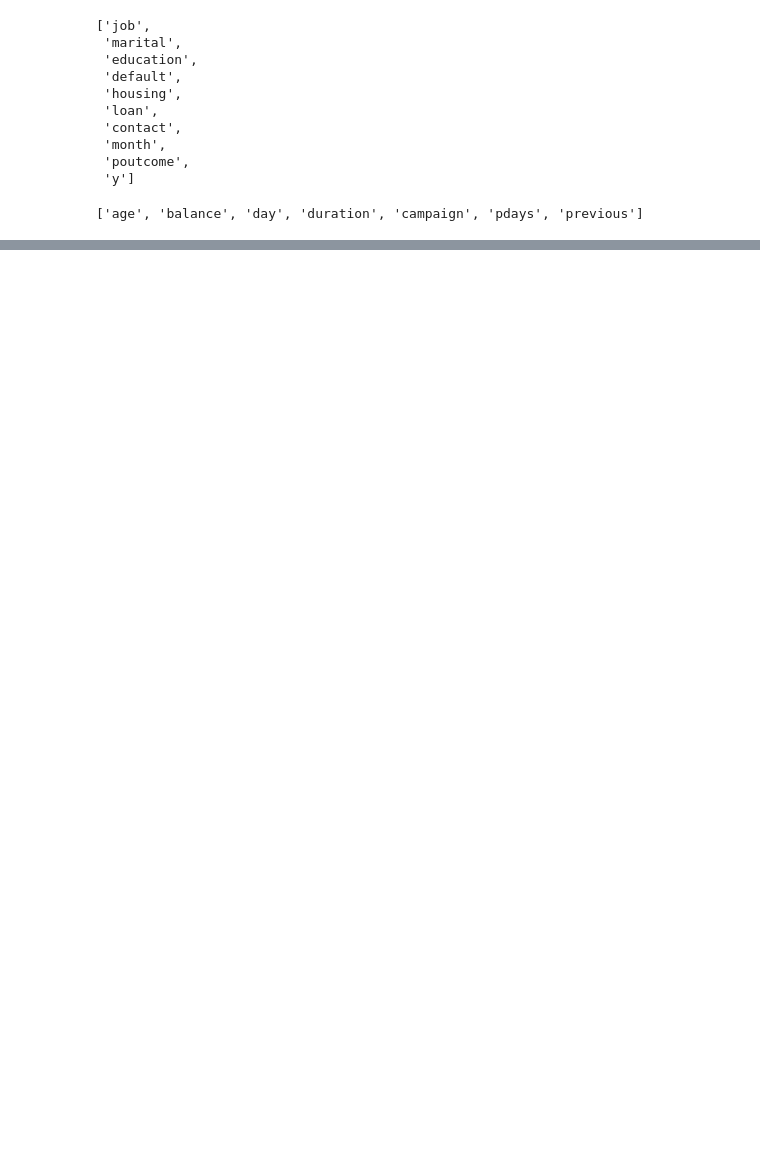
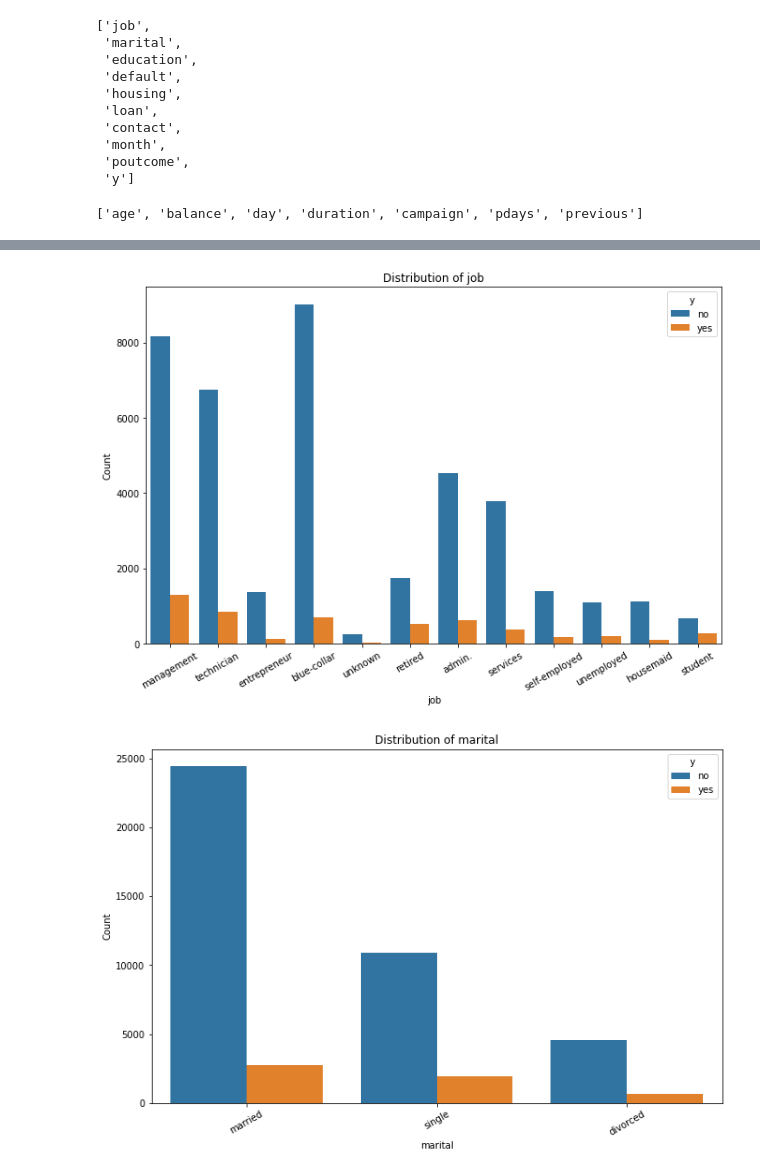
Before and after one commit to dongrepranali/Bank-Marketing-Effectiveness-Prediction, a Jupyter notebook: Bank_Marketing_Effectiveness_Prediction_Capstone_Project.ipynb, the cells around one changed output, grey strips where cells are left out. Drawn from its saved outputs; the diff is of its cells as text; code cells hidden in the pictures; blank space fills up the shorter version.

```diff
--- a/Bank_Marketing_Effectiveness_Prediction_Capstone_Project.ipynb
+++ b/Bank_Marketing_Effectiveness_Prediction_Capstone_Project.ipynb
@@ -228,0 +328,13 @@ continuous_feature
+# %%
+#Countplot of categorical features
+for col in categorical_feature:
+  plt.figure(figsize=(11,7))
+  sns.countplot(x = data[col] , hue=data['y'])
+  plt.xlabel(col)
+  plt.ylabel('Count')
+  plt.title("Distribution of {}".format(col))
+  plt.xticks(rotation=30)
+  plt.show()
+# %% [output]
+[figure, added]
+[figure, added]
```
Also changed, not shown: parts of 22 cells of this notebook.
